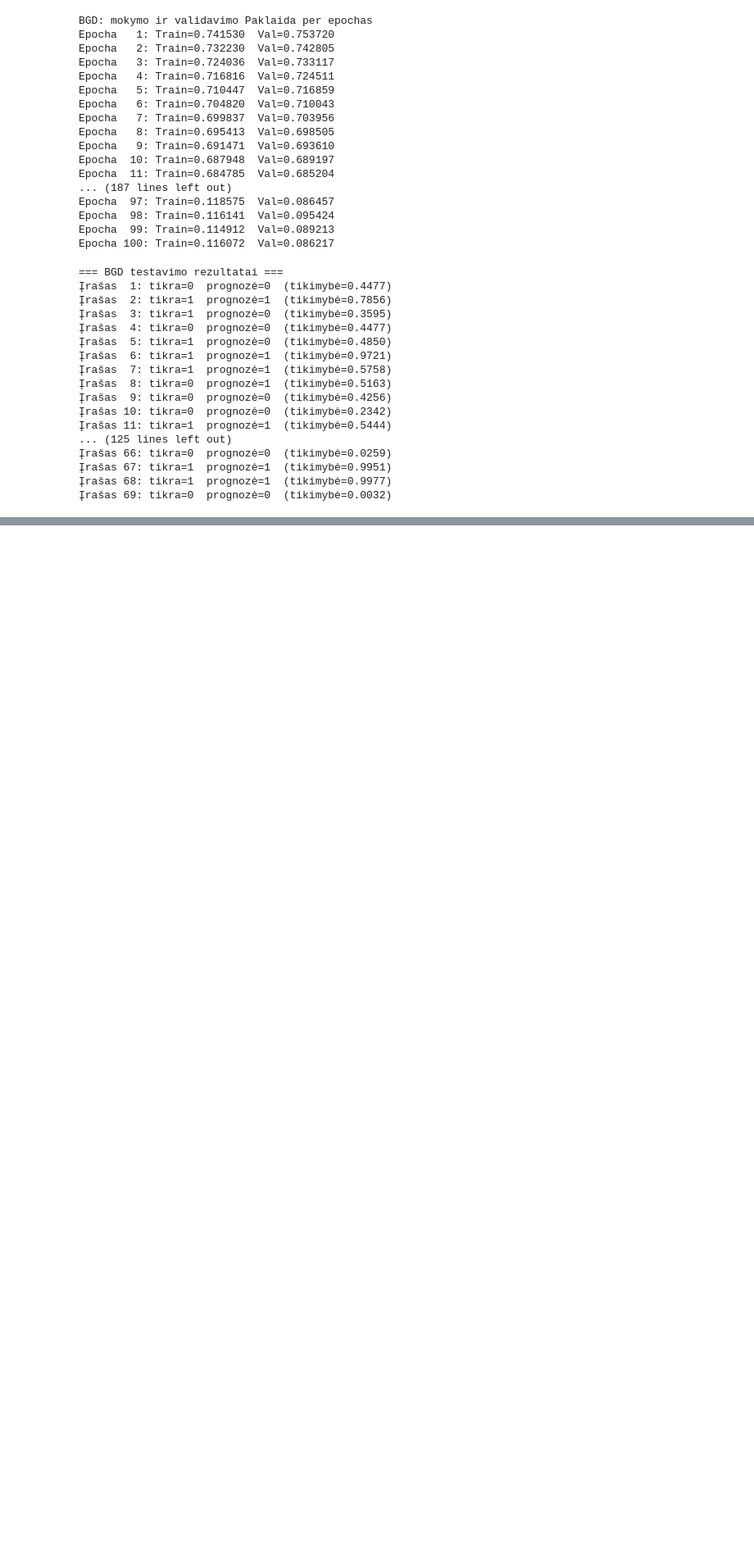
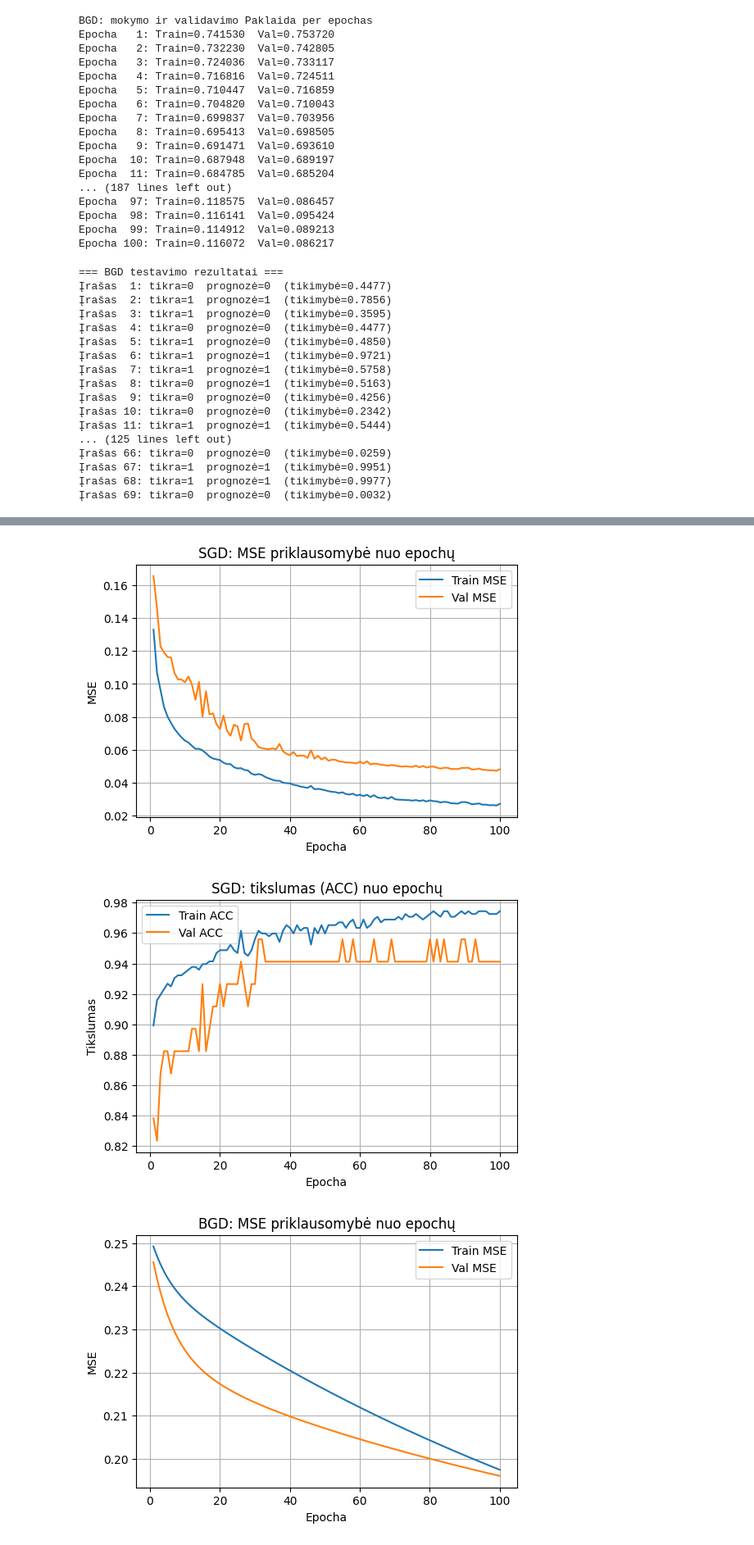
Before and after one commit to JurasEz/NeuralNetworks_Uni, a Jupyter notebook: SI_2Uzduotis.ipynb, the cells around one changed output, grey strips where cells are left out. Shown at 82% size. Cells and saved outputs as stored; diff of their text form; code cells hidden in the pictures; blank space fills up the shorter version.

```diff
--- a/SI_2Uzduotis.ipynb
+++ b/SI_2Uzduotis.ipynb
@@ -359,0 +405,14 @@ for i in range(len(y_test)):
+# %%
+# Sigmoid, forward ir metrikos
+def sigmoid(z):
+    return 1.0 / (1.0 + np.exp(-z))
+
+def forward(X, w, b):
+    return sigmoid(X @ w + b)
+
+def mse(y_true, y_hat):
+    return np.mean((y_true - y_hat)**2)
+
+def acc(y_true, y_prob):
+    y_lab = (y_prob >= 0.5).astype(int)  # suapvalinimas į {0,1}
+    return np.mean((y_lab == y_true).astype(float))
@@ -359,0 +457,6 @@ for i in range(len(y_test)):
+# %%
+BASE_LR = 0.01
+EPOCHS  = 100
+
+w_sgd, b_sgd, tr_mse_sgd, va_mse_sgd, tr_acc_sgd, va_acc_sgd, time_sgd = train_sgd(X_train, y_train, X_val, y_val, lr=BASE_LR, epochs=EPOCHS, seed=0)
+w_bgd, b_bgd, tr_mse_bgd, va_mse_bgd, tr_acc_bgd, va_acc_bgd, time_bgd = train_bgd(X_train, y_train, X_val, y_val, lr=BASE_LR, epochs=EPOCHS, seed=0)
@@ -359,0 +501,31 @@ for i in range(len(y_test)):
+# %%
+# GRAFIKAI — priklausomybės nuo epochų (baziniam LR)
+epochs = np.arange(1, EPOCHS+1)
+
+plt.figure(figsize=(6,4))
+plt.plot(epochs, tr_mse_sgd, label="Train MSE")
+plt.plot(epochs, va_mse_sgd, label="Val MSE")
+plt.title("SGD: MSE priklausomybė nuo epochų")
+plt.xlabel("Epocha"); plt.ylabel("MSE"); plt.legend(); plt.grid(True); plt.show()
+
+plt.figure(figsize=(6,4))
+plt.plot(epochs, tr_acc_sgd, label="Train ACC")
+plt.plot(epochs, va_acc_sgd, label="Val ACC")
+plt.title("SGD: tikslumas (ACC) nuo epochų")
+plt.xlabel("Epocha"); plt.ylabel("Tikslumas"); plt.legend(); plt.grid(True); plt.show()
+
+plt.figure(figsize=(6,4))
+plt.plot(epochs, tr_mse_bgd, label="Train MSE")
+plt.plot(epochs, va_mse_bgd, label="Val MSE")
+plt.title("BGD: MSE priklausomybė nuo epochų")
+plt.xlabel("Epocha"); plt.ylabel("MSE"); plt.legend(); plt.grid(True); plt.show()
+
+plt.figure(figsize=(6,4))
+plt.plot(epochs, tr_acc_bgd, label="Train ACC")
+plt.plot(epochs, va_acc_bgd, label="Val ACC")
+plt.title("BGD: tikslumas (ACC) nuo epochų")
+plt.xlabel("Epocha"); plt.ylabel("Tikslumas"); plt.legend(); plt.grid(True); plt.show()
+# %% [output]
+[figure, added]
+[figure, added]
+[figure, added]
```
Also changed, not shown: parts of 12 cells of this notebook.
